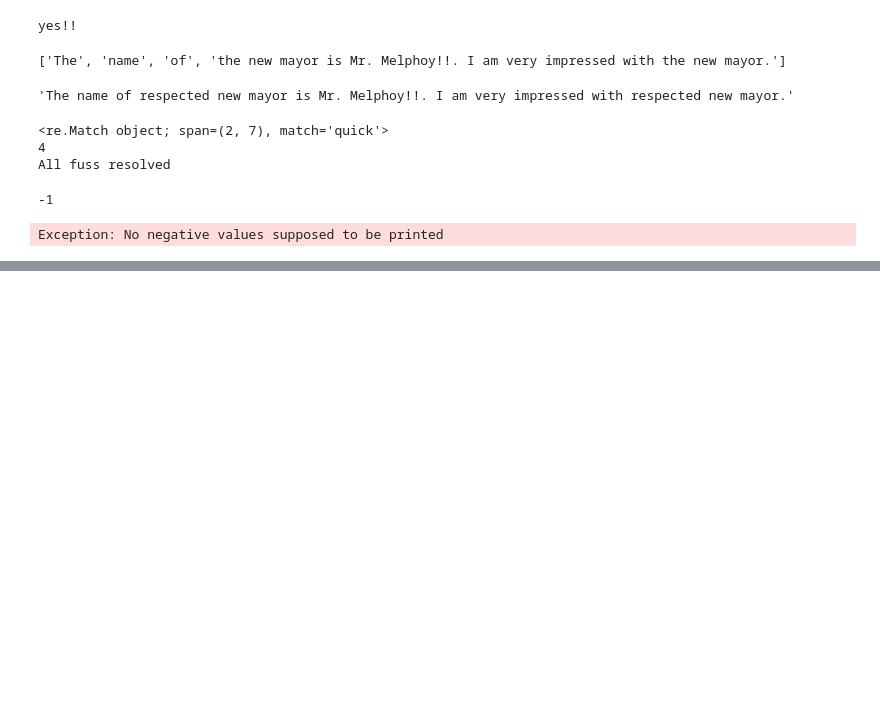
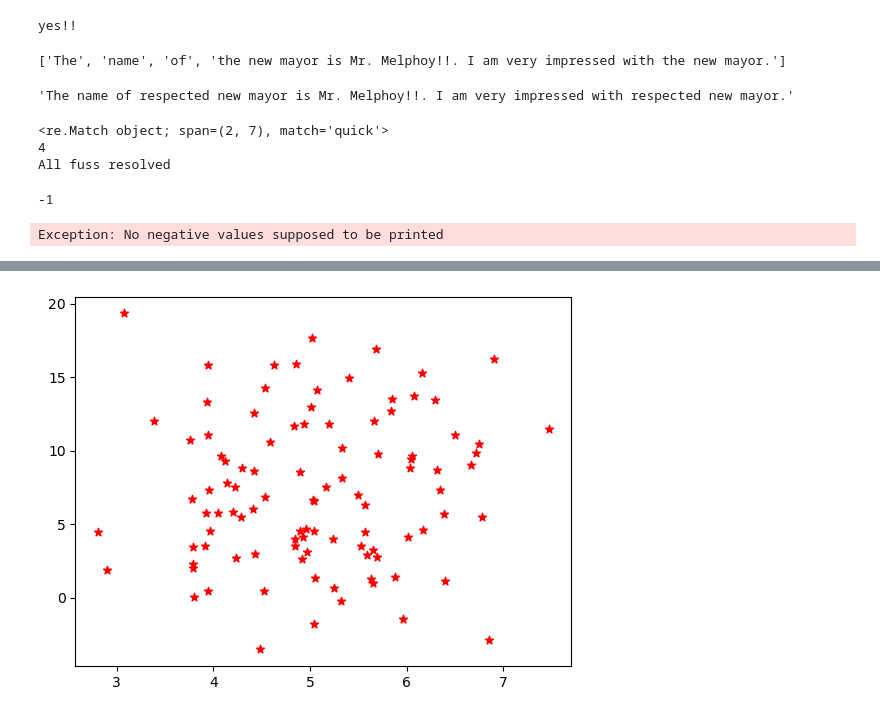
Before and after one commit to AqsaAshfaq07/Python_Basics, a Jupyter notebook: python_basics.ipynb, the cells around one changed output, grey strips where cells are left out. Cells and saved outputs as stored; diff of their text form; code cells hidden in the pictures; blank space fills up the shorter version.

```diff
--- a/python_basics.ipynb
+++ b/python_basics.ipynb
@@ -280,0 +315,7 @@ x.close()
+# %%
+arr4 = np.random.normal(5.0, 1.0, 100)
+arr5 = np.random.normal(7.0, 5.0, 100)
+plt.scatter(arr4, arr5, color='r', marker='*')
+plt.show()
+# %% [output]
+[figure, added]
```
Also changed, not shown: parts of 33 cells of this notebook.
